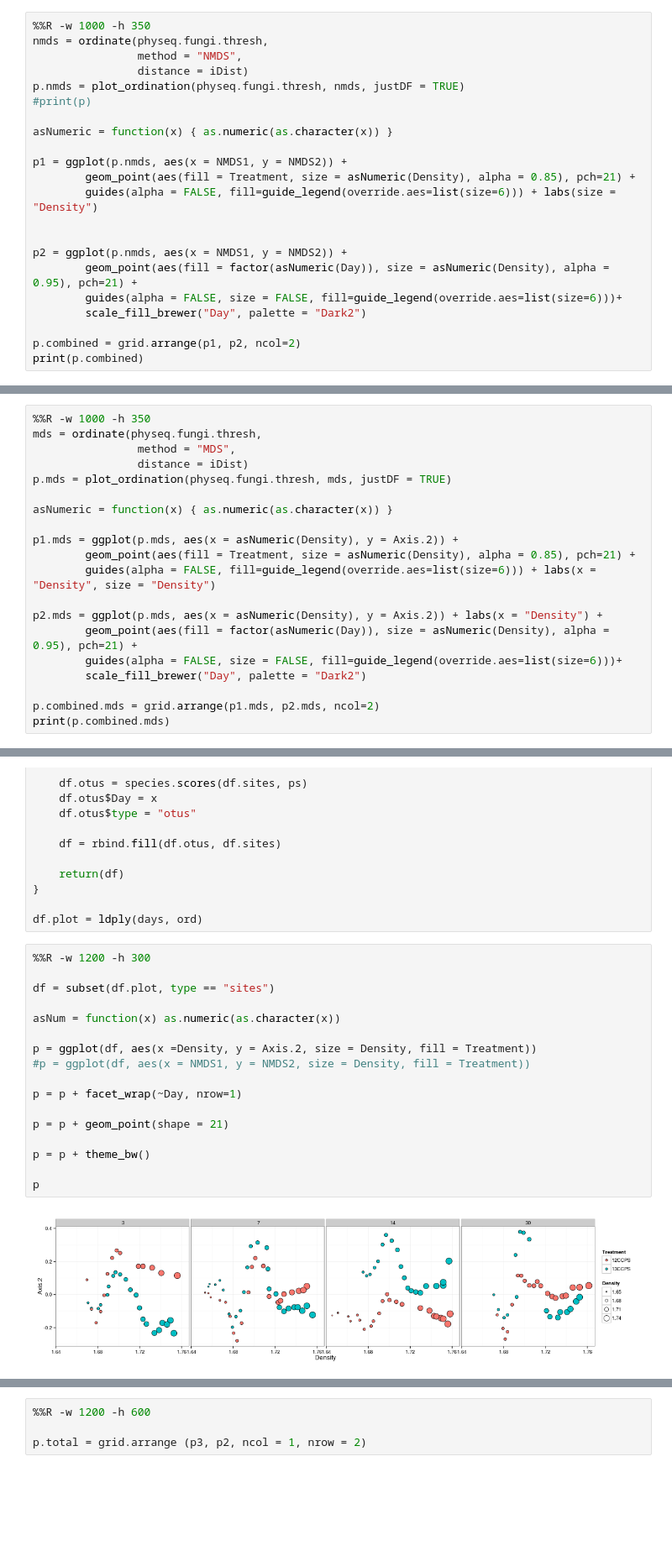
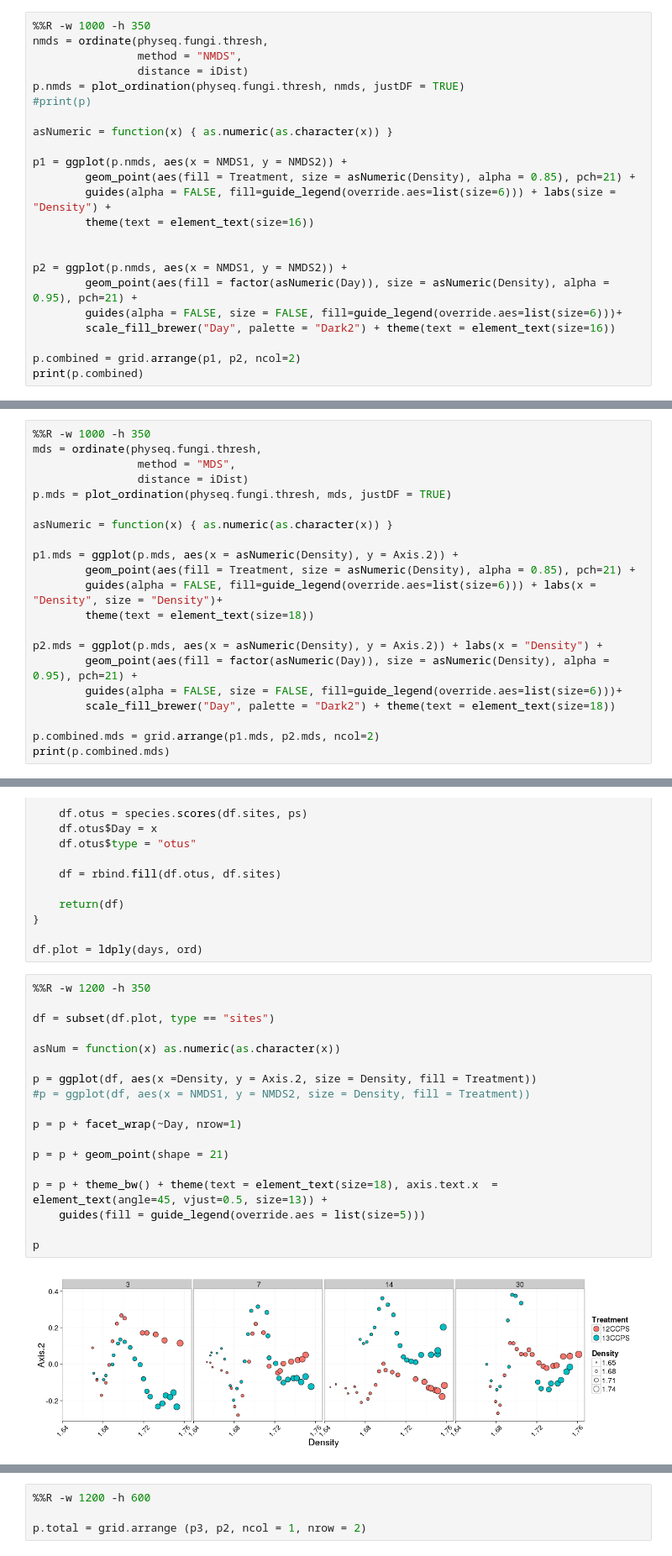
Before and after one commit to chvtk/Fungal_SIP, a Jupyter notebook: full_ordination_figure.ipynb, the cells around one changed output, grey strips where cells are left out. Shown at 84% size. Cells and saved outputs as stored; diff of their text form; blank space fills up the shorter version.

```diff
--- a/full_ordination_figure.ipynb
+++ b/full_ordination_figure.ipynb
@@ -172,13 +270,14 @@ asNumeric = function(x) { as.numeric(as.character(x)) }
 
 p1 = ggplot(p.nmds, aes(x = NMDS1, y = NMDS2)) +
         geom_point(aes(fill = Treatment, size = asNumeric(Density), alpha = 0.85), pch=21) +
-        guides(alpha = FALSE, fill=guide_legend(override.aes=list(size=6))) + labs(size = "Density")
+        guides(alpha = FALSE, fill=guide_legend(override.aes=list(size=6))) + labs(size = "Density") +
+        theme(text = element_text(size=16))
 
 
 p2 = ggplot(p.nmds, aes(x = NMDS1, y = NMDS2)) +
         geom_point(aes(fill = factor(asNumeric(Day)), size = asNumeric(Density), alpha = 0.95), pch=21) +
         guides(alpha = FALSE, size = FALSE, fill=guide_legend(override.aes=list(size=6)))+
-        scale_fill_brewer("Day", palette = "Dark2")
+        scale_fill_brewer("Day", palette = "Dark2") + theme(text = element_text(size=16))
 
 p.combined = grid.arrange(p1, p2, ncol=2)
 print(p.combined)
@@ -216,12 +314,13 @@ asNumeric = function(x) { as.numeric(as.character(x)) }
 
 p1.mds = ggplot(p.mds, aes(x = asNumeric(Density), y = Axis.2)) +
         geom_point(aes(fill = Treatment, size = asNumeric(Density), alpha = 0.85), pch=21) +
-        guides(alpha = FALSE, fill=guide_legend(override.aes=list(size=6))) + labs(x = "Density", size = "Density")
+        guides(alpha = FALSE, fill=guide_legend(override.aes=list(size=6))) + labs(x = "Density", size = "Density")+
+        theme(text = element_text(size=18))
 
 p2.mds = ggplot(p.mds, aes(x = asNumeric(Density), y = Axis.2)) + labs(x = "Density") +
         geom_point(aes(fill = factor(asNumeric(Day)), size = asNumeric(Density), alpha = 0.95), pch=21) +
         guides(alpha = FALSE, size = FALSE, fill=guide_legend(override.aes=list(size=6)))+
-        scale_fill_brewer("Day", palette = "Dark2")
+        scale_fill_brewer("Day", palette = "Dark2") + theme(text = element_text(size=18))
 
 p.combined.mds = grid.arrange(p1.mds, p2.mds, ncol=2)
 print(p.combined.mds)
@@ -401,21 +501,22 @@ ord = function(x) {
 
 df.plot = ldply(days, ord)
 # %%
-%%R -w 1200 -h 300
+%%R -w 1200 -h 350
 
 df = subset(df.plot, type == "sites")
 
 asNum = function(x) as.numeric(as.character(x))
 
 p = ggplot(df, aes(x =Density, y = Axis.2, size = Density, fill = Treatment))
 #p = ggplot(df, aes(x = NMDS1, y = NMDS2, size = Density, fill = Treatment))
 
 p = p + facet_wrap(~Day, nrow=1)
 
 p = p + geom_point(shape = 21)
 
-p = p + theme_bw()
+p = p + theme_bw() + theme(text = element_text(size=18), axis.text.x  = element_text(angle=45, vjust=0.5, size=13)) +
+    guides(fill = guide_legend(override.aes = list(size=5)))
 
 p
 # %% [output]
-[figure, old version]
+[figure, new version]
```
Also changed, not shown: parts of 31 cells of this notebook, 6 other files.
